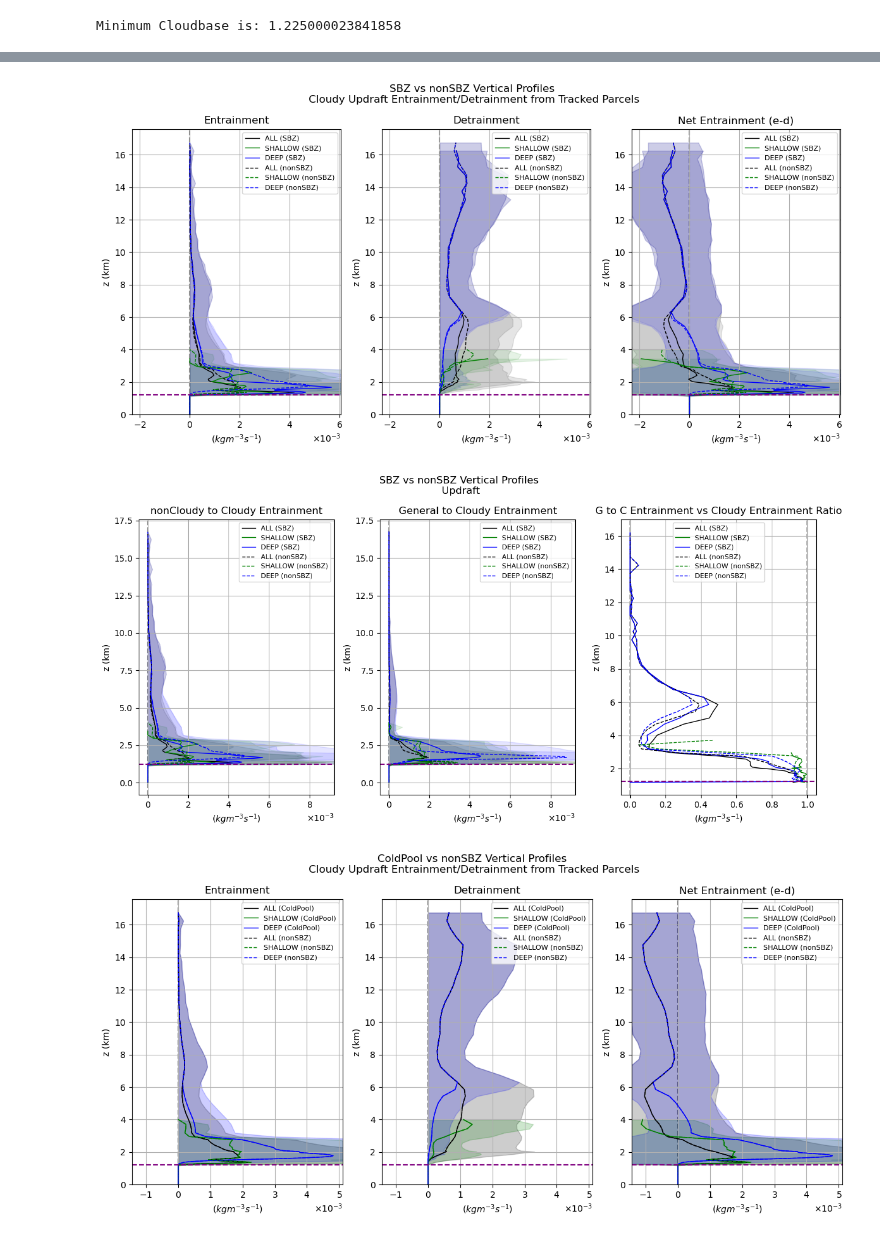
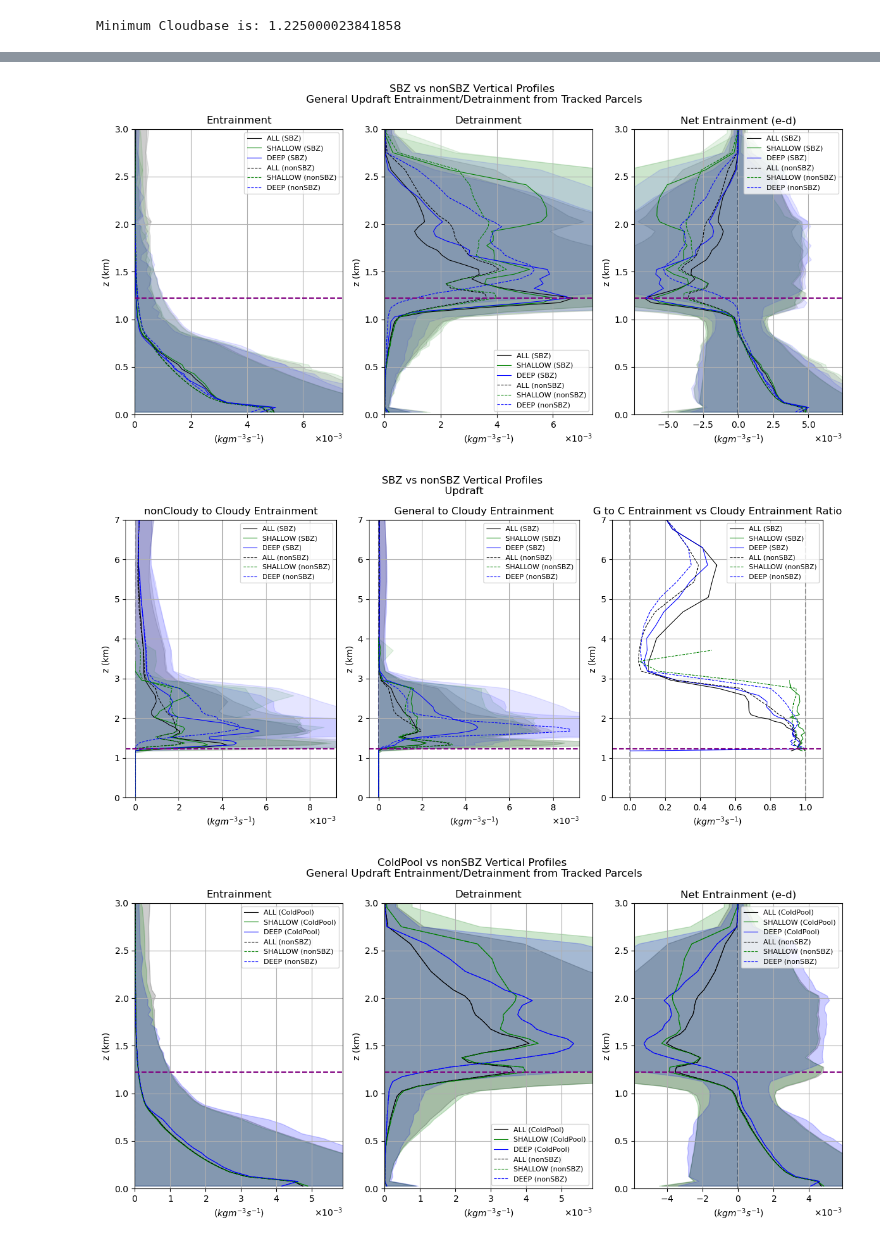
Before and after one commit to torrilab/DCI-Project, a Jupyter notebook: Code/Project_Algorithms/Tracked_Profiles/Tracked_Entrainment_Profiles_Plotting_VERSION2.ipynb, the cells around one changed output, grey strips where cells are left out. Cells and saved outputs as stored; diff of their text form; code cells hidden in the pictures.

```diff
--- a/Code/Project_Algorithms/Tracked_Profiles/Tracked_Entrainment_Profiles_Plotting_VERSION2.ipynb
+++ b/Code/Project_Algorithms/Tracked_Profiles/Tracked_Entrainment_Profiles_Plotting_VERSION2.ipynb
@@ -88,5 +88,6 @@ from StatisticalFunctions import * # import NumericalFunctions
 ##########################################################
 #PLOTTING
 # %%
-# limit_ylevel=True
-limit_ylevel=False
+#LIMITING Y AXIS
+limit_y=True
+# limit_y=False
@@ -434,7 +477,17 @@ ax3 = fig.add_subplot(gs[0, 2])
 PlotProfiles(ax1,type1=type1,type2=type2,type3='E',type4=type4[0].upper())
 PlotTwo(ax2,type1=type1,type2=type2)
 RatioPlot(ax3,type1=type1,type2=type2,type3='E',type4=type4[0].upper())
+
+#LIMITING Y AXIS
+for ax in [ax1,ax2,ax3]:
+    ax.set_ylim(bottom=0)
+    #LIMITING YAXIS TO BELOW 7 KM
+    if limit_y==True:
+        limit_axes_to_y(ax,y_min=0, y_max=7)
 MatchAxisLimits([ax1,ax2],dim='x')
+for ax in [ax1,ax2,ax3]:
+    ax.set_xlim(left=0)
+
 
 # Optional: customize titles for each panel
 ax1.set_title('nonCloudy to Cloudy Entrainment')
@@ -554,7 +607,7 @@ for key in key_list:
 # %%
 #PLOTTING
 type4='general'
-type4='cloudy'
+# type4='cloudy'
 
 fig = plt.figure(figsize=(12, 6))
 gs = fig.add_gridspec(1, 3)
@@ -567,7 +620,20 @@ ax3 = fig.add_subplot(gs[0, 2])
 PlotProfiles(ax1,type1=type1,type2=type2,type3='E',type4=type4[0].upper())
 PlotProfiles(ax2,type1=type1,type2=type2,type3='D',type4=type4[0].upper())
 PlotProfiles(ax3,type1=type1,type2=type2,type3='NET',type4=type4[0].upper())
+
+#LIMITING Y AXIS
+if type4=='general':
+    y_max=3
+else:
+    y_max=7
+for ax in [ax1,ax2,ax3]:
+    ax.set_ylim(bottom=0)
+    #LIMITING YAXIS TO BELOW 7 KM
+    if limit_y==True:
+        limit_axes_to_y(ax,y_min=0, y_max=y_max)
 MatchAxisLimits([ax1,ax2,ax3],dim='x')
+for ax in [ax1,ax2]:
+    ax.set_xlim(left=0)
 
 # Optional: customize titles for each panel
 ax1.set_title('Entrainment');ax1.set_ylim(bottom=0)
@@ -576,16 +642,8 @@ ax3.set_title('Net Entrainment (e-d)');ax3.set_ylim(bottom=0)
 
 plt.suptitle(f'{type1} vs {type2} Vertical Profiles\n {type4.title()} Updraft Entrainment/Detrainment from Tracked Parcels')
 plt.tight_layout()
-
-if type4=='general':
-    # ax1.set_ylim(0,8)
-    # ax2.set_ylim(0,8)
-    # ax3.set_ylim(0,8)
-    ax1.set_ylim(0,all_cloudbase+1)
-    ax2.set_ylim(0,all_cloudbase+1)
-    ax3.set_ylim(0,all_cloudbase+1)
 # %% [output]
-[figure, old version]
+[figure, new version]
 # %%
 #PLOTTING
 type4='cloudy'
@@ -600,6 +658,13 @@ ax3 = fig.add_subplot(gs[0, 2])
 PlotProfiles(ax1,type1=type1,type2=type2,type3='E',type4=type4[0].upper())
 PlotTwo(ax2,type1=type1,type2=type2)
 RatioPlot(ax3,type1=type1,type2=type2,type3='E',type4=type4[0].upper())
+
+#LIMITING Y AXIS
+for ax in [ax1,ax2,ax3]:
+    ax.set_ylim(bottom=0)
+    #LIMITING YAXIS TO BELOW 7 KM
+    if limit_y==True:
+        limit_axes_to_y(ax,y_min=0, y_max=7)
 MatchAxisLimits([ax1,ax2],dim='x')
 
 # Optional: customize titles for each panel
@@ -609,7 +674,7 @@ ax3.set_title('G to C Entrainment vs Cloudy Entrainment Ratio')
 plt.suptitle(f'{type1} vs {type2} Vertical Profiles\n Updraft')
 plt.tight_layout()
 # %% [output]
-[figure, old version]
+[figure, new version]
 # %%
 # var = 'NET'
 # compute_diff('SBZ', var)
@@ -721,38 +786,43 @@ for key in key_list:
 # %%
 #PLOTTING
 type4='general'
-type4='cloudy'
+# type4='cloudy'
 
 fig = plt.figure(figsize=(12, 6))
 gs = fig.add_gridspec(1, 3)
 
 ax1 = fig.add_subplot(gs[0, 0])
 ax2 = fig.add_subplot(gs[0, 1])
 ax3 = fig.add_subplot(gs[0, 2])
 
 # Run the plotting function separately for each axis
 PlotProfiles(ax1,type1=type1,type2=type2,type3='E',type4=type4[0].upper())
 PlotProfiles(ax2,type1=type1,type2=type2,type3='D',type4=type4[0].upper())
 PlotProfiles(ax3,type1=type1,type2=type2,type3='NET',type4=type4[0].upper())
+
+#LIMITING Y AXIS
+if type4=='general':
+    y_max=3
+else:
+    y_max=7
+for ax in [ax1,ax2,ax3]:
+    ax.set_ylim(bottom=0)
+    #LIMITING YAXIS TO BELOW 7 KM
+    if limit_y==True:
+        limit_axes_to_y(ax,y_min=0, y_max=y_max)
 MatchAxisLimits([ax1,ax2,ax3],dim='x')
+for ax in [ax1,ax2]:
+    ax.set_xlim(left=0)
 
 # Optional: customize titles for each panel
 ax1.set_title('Entrainment');ax1.set_ylim(bottom=0)
 ax2.set_title('Detrainment');ax2.set_ylim(bottom=0)
 ax3.set_title('Net Entrainment (e-d)');ax3.set_ylim(bottom=0)
 
 plt.suptitle(f'{type1} vs {type2} Vertical Profiles\n {type4.title()} Updraft Entrainment/Detrainment from Tracked Parcels')
 plt.tight_layout()
-
-if type4=='general':
-    # ax1.set_ylim(0,8)
-    # ax2.set_ylim(0,8)
-    # ax3.set_ylim(0,8)
-    ax1.set_ylim(0,all_cloudbase+1)
-    ax2.set_ylim(0,all_cloudbase+1)
-    ax3.set_ylim(0,all_cloudbase+1)
 # %% [output]
-[figure, old version]
+[figure, new version]
 # %%
 #PLOTTING
 type4='cloudy'
```
Also changed, not shown: parts of 6 cells of this notebook, 24 other files.
